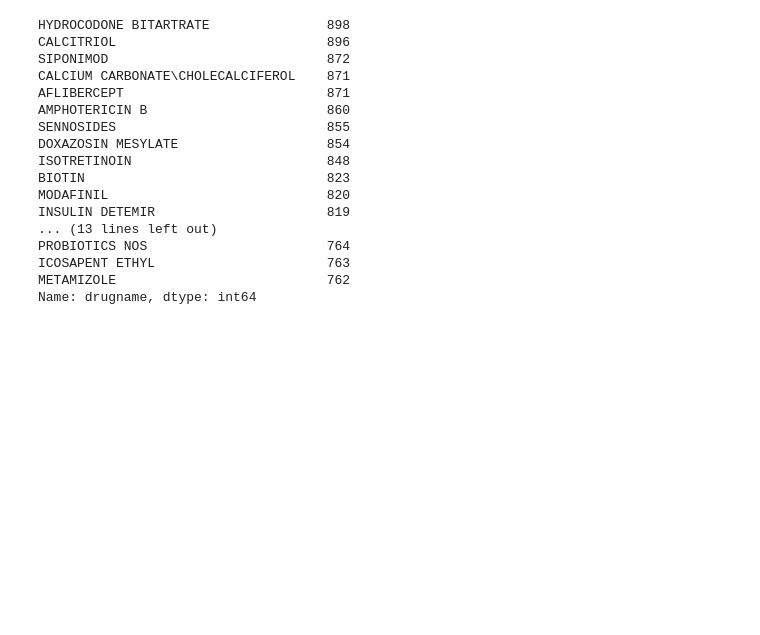
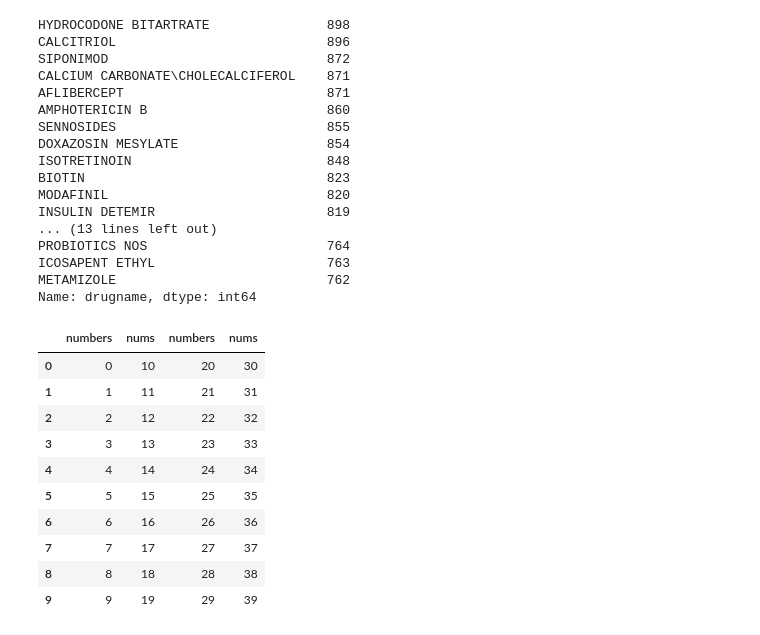
Before and after one commit to G-Sprouts/FDA_sae, a Jupyter notebook: fda_sae.ipynb, the cells around one changed output. Saved outputs shown, nothing was run; the diff lists cells and outputs as text; code cells hidden in the pictures; blank space fills up the shorter version.

```diff
--- a/fda_sae.ipynb
+++ b/fda_sae.ipynb
@@ -578,3 +578,29 @@ PROBIOTICS NOS                       764
 ICOSAPENT ETHYL                      763
 METAMIZOLE                           762
 Name: drugname, dtype: int64
+# %%
+df1 = pd.DataFrame(range(10), columns=['numbers'])
+df2 = pd.DataFrame(range(10,20), columns=['nums'])
+df3 = pd.DataFrame(range(20, 30), columns=['numbers'])
+df4 = pd.DataFrame(range(30,40), columns=['nums'])
+# %%
+class merger:
+    def table_merge(self, tab1, tab2, tab3=None, tab4=None, tab5=None):
+        tables = [tab1, tab2, tab3, tab4, tab5]
+        new = pd.concat(tables, axis=1)
+# %%
+new_table = merger().table_merge(df1,df2,df3,df4)
+# %%
+new_table
+# %% [output]
+|  | numbers | nums | numbers | nums |
+| 0 | 0 | 10 | 20 | 30 |
+| 1 | 1 | 11 | 21 | 31 |
+| 2 | 2 | 12 | 22 | 32 |
+| 3 | 3 | 13 | 23 | 33 |
+| 4 | 4 | 14 | 24 | 34 |
+| 5 | 5 | 15 | 25 | 35 |
+| 6 | 6 | 16 | 26 | 36 |
+| 7 | 7 | 17 | 27 | 37 |
+| 8 | 8 | 18 | 28 | 38 |
+| 9 | 9 | 19 | 29 | 39 |
```
